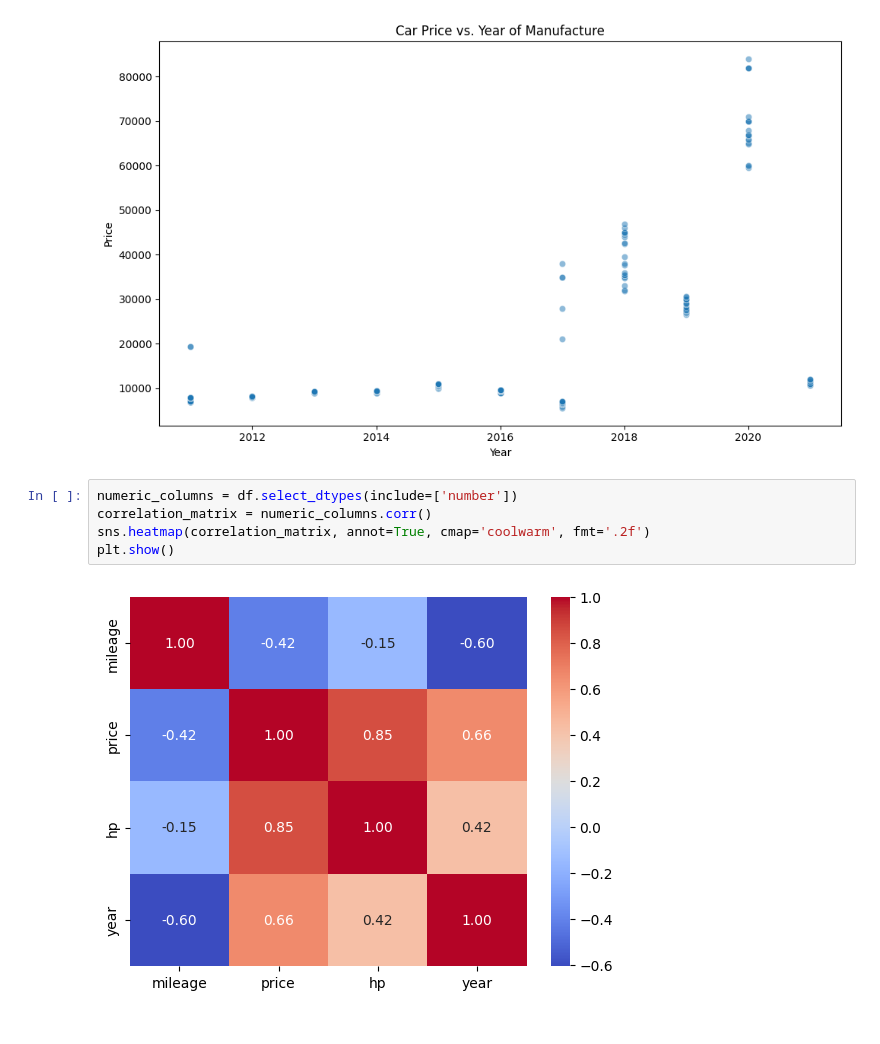
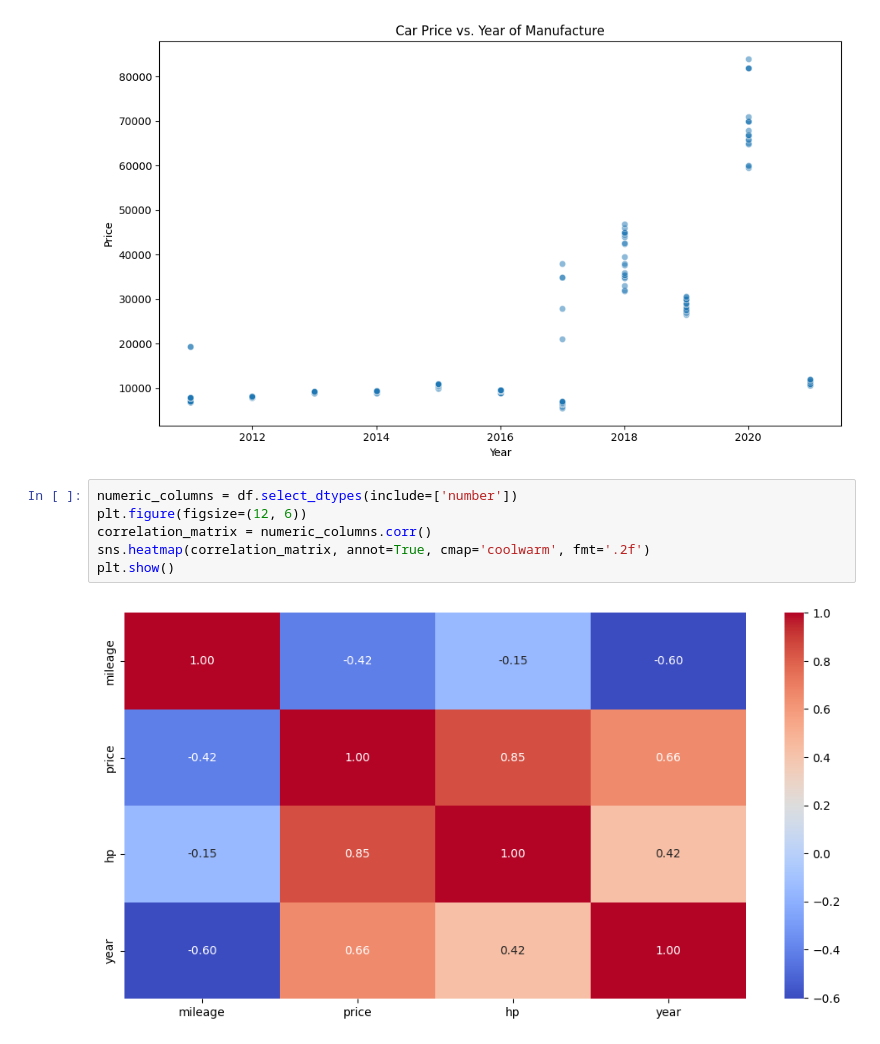
Before and after one commit to AbdallhOmran/Used-car-prices, a Jupyter notebook: index.ipynb, the cells around one changed output. Drawn from its saved outputs; the diff is of its cells as text.

```diff
--- a/index.ipynb
+++ b/index.ipynb
@@ -164,8 +164,9 @@ plt.show()
 [figure]
 # %%
 numeric_columns = df.select_dtypes(include=['number'])
+plt.figure(figsize=(12, 6))
 correlation_matrix = numeric_columns.corr()
 sns.heatmap(correlation_matrix, annot=True, cmap='coolwarm', fmt='.2f')
 plt.show()
 # %% [output]
-[figure, old version]
+[figure, new version]
```
